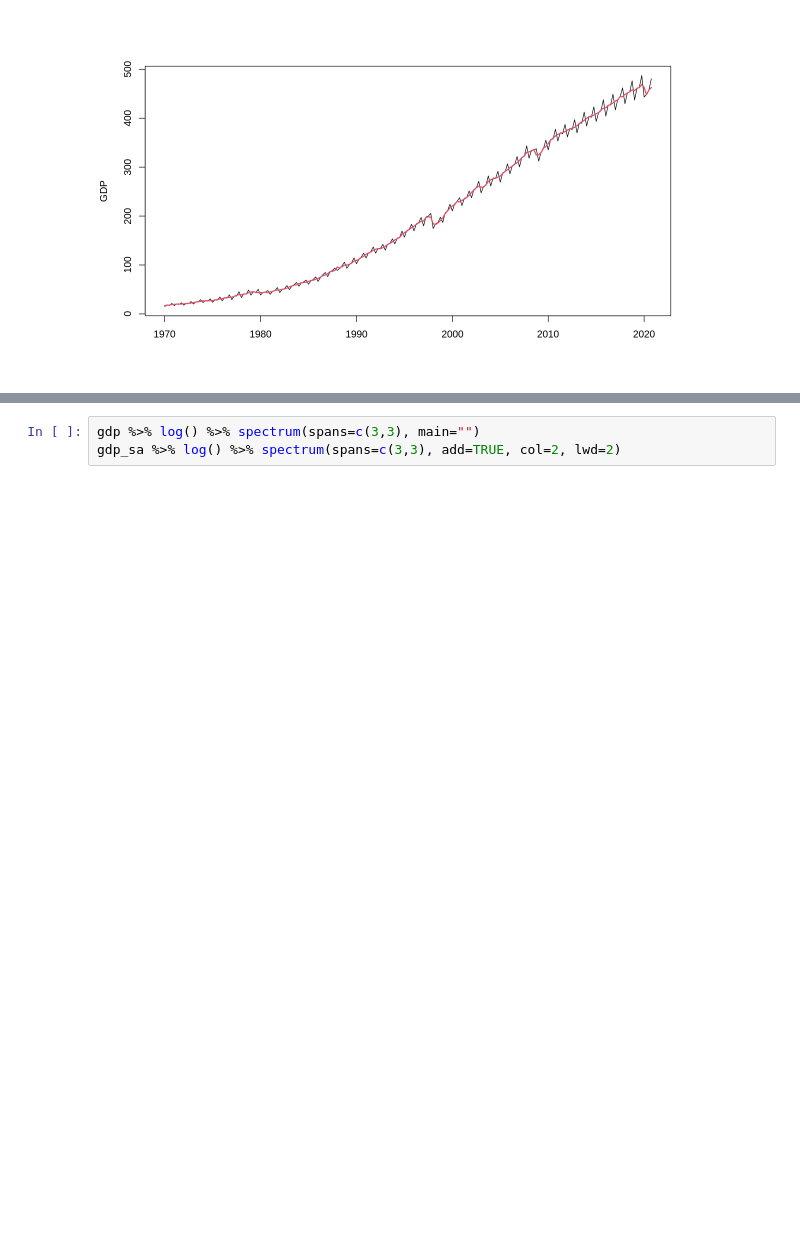
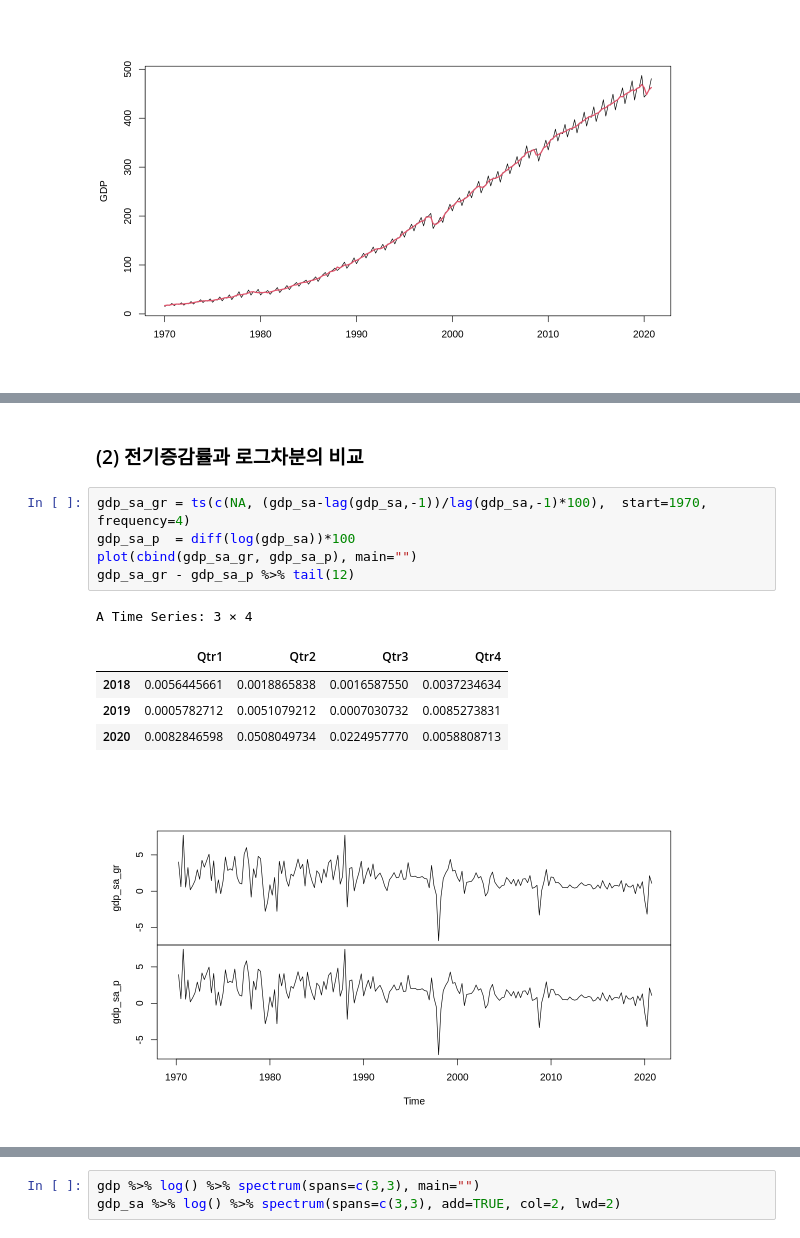
Before and after one commit to data-better/forecasting_class, a Jupyter notebook: R_forecasting.ipynb, the cells around one changed output, grey strips where cells are left out. Cells and saved outputs as stored; diff of their text form; blank space fills up the shorter version.

```diff
--- a/R_forecasting.ipynb
+++ b/R_forecasting.ipynb
@@ -88,0 +91,14 @@ Registered S3 method overwritten by 'quantmod':
+# %% [markdown]
+ ### (2) 전기증감률과 로그차분의 비교
+# %%
+gdp_sa_gr = ts(c(NA, (gdp_sa-lag(gdp_sa,-1))/lag(gdp_sa,-1)*100),  start=1970, frequency=4)
+gdp_sa_p  = diff(log(gdp_sa))*100
+plot(cbind(gdp_sa_gr, gdp_sa_p), main="")
+gdp_sa_gr - gdp_sa_p %>% tail(12)
+# %% [output]
+A Time Series: 3 × 4
+|  | Qtr1 | Qtr2 | Qtr3 | Qtr4 |
+| 2018 | 0.0056445661 | 0.0018865838 | 0.0016587550 | 0.0037234634 |
+| 2019 | 0.0005782712 | 0.0051079212 | 0.0007030732 | 0.0085273831 |
+| 2020 | 0.0082846598 | 0.0508049734 | 0.0224957770 | 0.0058808713 |
+[figure, added]
```
Also changed, not shown: parts of 28 cells of this notebook.
